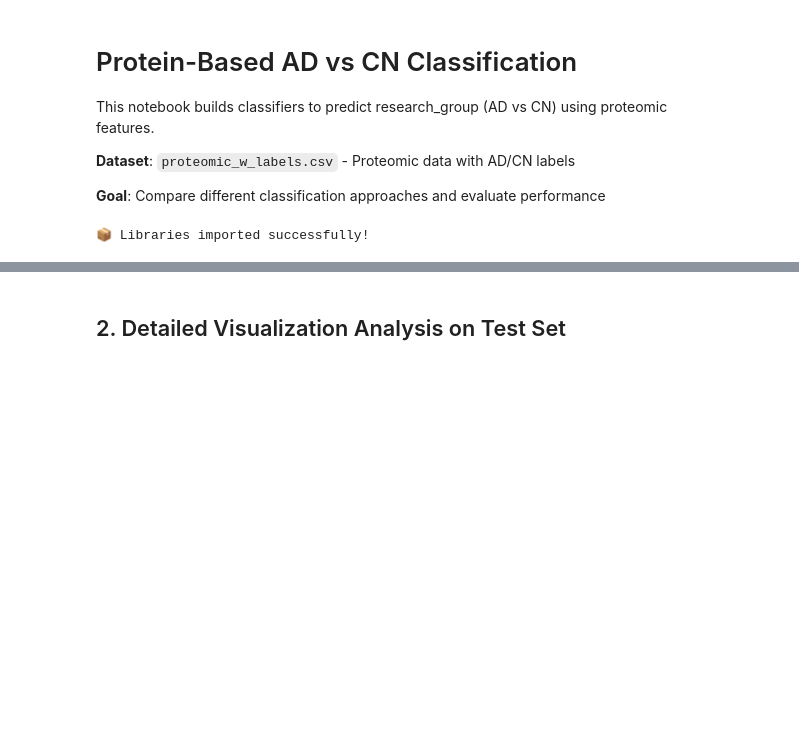
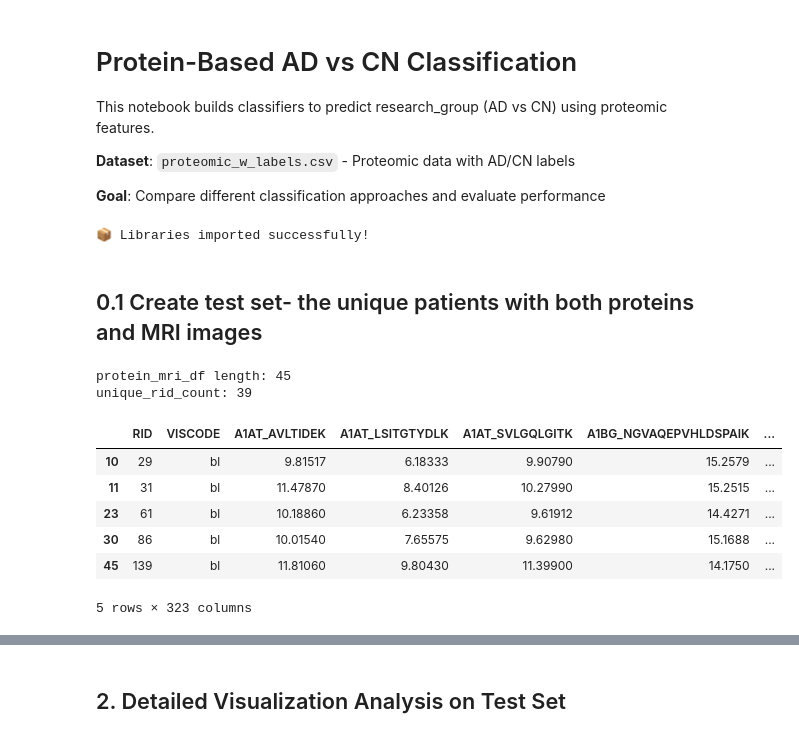
Before and after one commit to ss8319/multimodal-AD, a Jupyter notebook: colab/protein_classification.ipynb, the cells around one changed output, grey strips where cells are left out. Saved outputs shown, nothing was run; the diff lists cells and outputs as text; code cells hidden in the pictures; blank space fills up the shorter version.

Commit message:
update on protein baselines

```diff
--- a/colab/protein_classification.ipynb
+++ b/colab/protein_classification.ipynb
@@ -49,3 +49,23 @@ sns.set_palette("husl")
 print("📦 Libraries imported successfully!")
 # %% [output]
 📦 Libraries imported successfully!
+# %% [markdown]
+## 0.1 Create test set- the unique patients with both proteins and MRI images
+# %%
+protein_mri_merged = "D:\ADNI\AD_CN\proteomics\Biomarkers Consortium Plasma Proteomics MRM\protein_mri_merged.csv"
+protein_mri_df = pd.read_csv(protein_mri_merged)
+protein_mri_df = protein_mri_df[protein_mri_df["MRI_acquired"] == 1]
+print('protein_mri_df length:', len(protein_mri_df))
+unique_rid_count = protein_mri_df["RID"].nunique()
+print('unique_rid_count:', unique_rid_count)
+protein_mri_df.head()
+# %% [output]
+protein_mri_df length: 45
+unique_rid_count: 39
+|  | RID | VISCODE | A1AT_AVLTIDEK | A1AT_LSITGTYDLK | A1AT_SVLGQLGITK | A1BG_NGVAQEPVHLDSPAIK | ... |
+| 10 | 29 | bl | 9.81517 | 6.18333 | 9.90790 | 15.2579 | ... |
+| 11 | 31 | bl | 11.47870 | 8.40126 | 10.27990 | 15.2515 | ... |
+| 23 | 61 | bl | 10.18860 | 6.23358 | 9.61912 | 14.4271 | ... |
+| 30 | 86 | bl | 10.01540 | 7.65575 | 9.62980 | 15.1688 | ... |
+| 45 | 139 | bl | 11.81060 | 9.80430 | 11.39900 | 14.1750 | ... |
+5 rows × 323 columns
```
Also changed, not shown: parts of 11 cells of this notebook, 3 other files.
